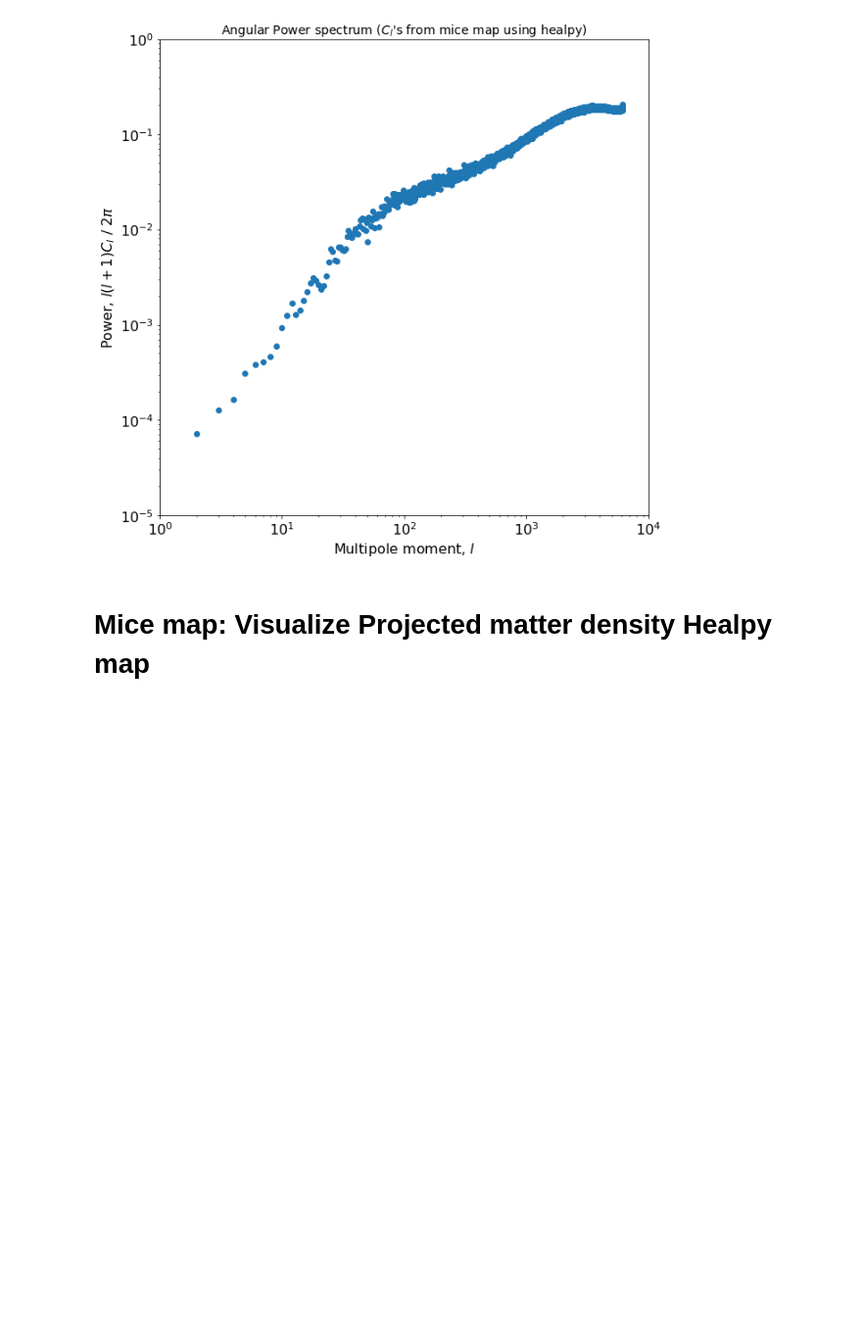
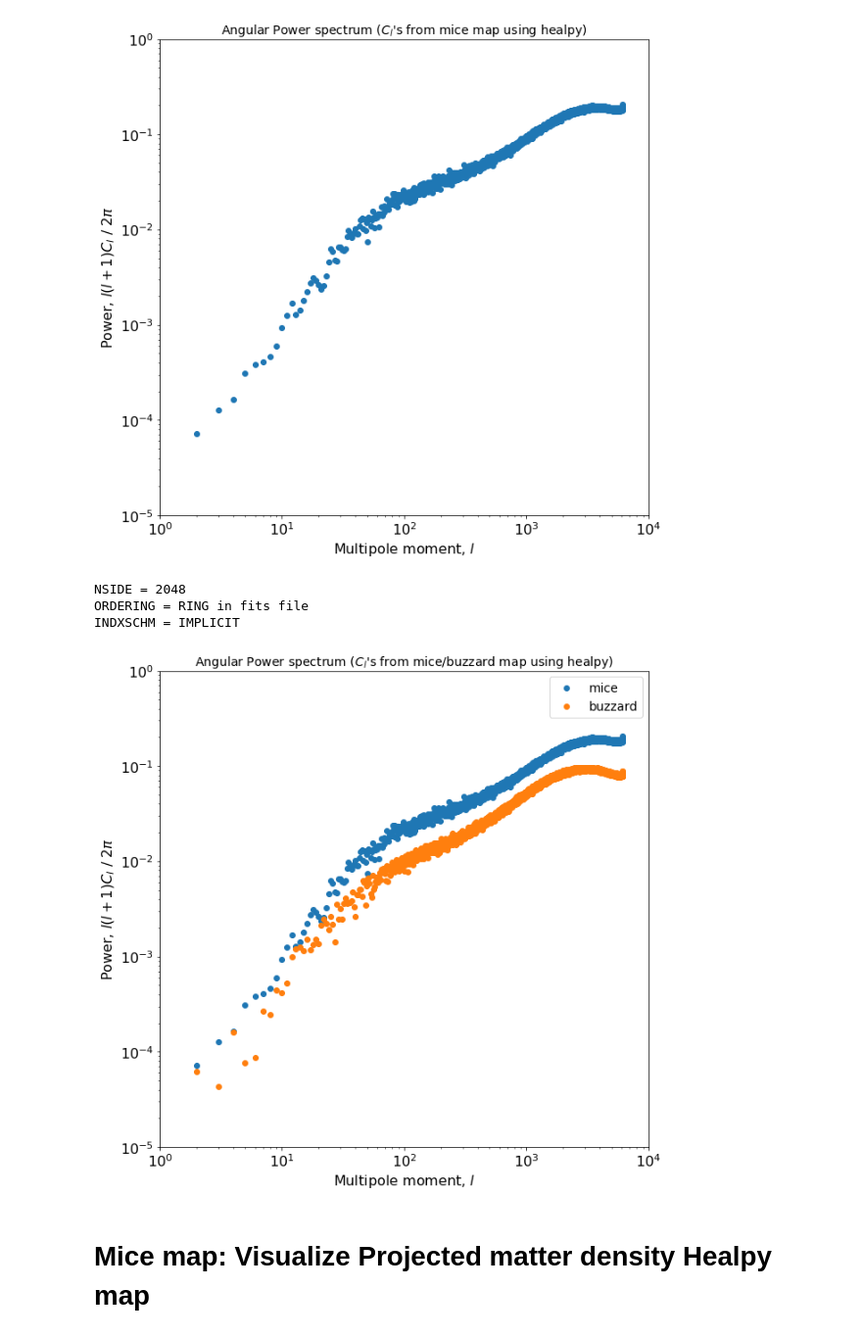
Before and after one commit to anikhalder/Integrated_Bispectrum, a Jupyter notebook: power_spectrum_mice/power_spectrum_mice_single_patch.ipynb, the cells around one changed output. Shown: that part at 98% size. Drawn from its saved outputs; the diff is of its cells as text; code cells hidden in the pictures; blank space fills up the shorter version.

Commit message:
Add/edit relevant files for getting Cl from mice/buzzard maps

```diff
--- a/power_spectrum_mice/power_spectrum_mice_single_patch.ipynb
+++ b/power_spectrum_mice/power_spectrum_mice_single_patch.ipynb
@@ -42,6 +42,33 @@ plt.title('Angular Power spectrum ($C_l$\'s from mice map using healpy)', fontsi
 plt.savefig('./mice_output/plot_output/Angular_power_spectrum_Cl_mice_map_data.pdf')
 # %% [output]
 [figure]
+# %%
+# Comparison of buzzard and mice Cl's obtained using healpy on the maps
+
+density_field_buzzard = hp.fitsfunc.read_map('../data/Buzzard_data/oliver_delta.fits')
+
+#cl_buzzard = hp.sphtfunc.anafast(density_field_buzzard)
+cl_buzzard = np.loadtxt('../data/Buzzard_data/Cell_buzzard_map.dat')
+
+plt.figure(figsize=(10,10))
+
+plt.scatter(l, l*(l+1)*cl/(2*np.pi), label='mice')
+plt.scatter(l, l*(l+1)*cl_buzzard/(2*np.pi), label='buzzard')
+plt.yscale('log')
+plt.xscale('log')
+plt.xlim(1,10000)
+plt.ylim(1e-5,1)
+plt.xlabel('Multipole moment, $l$', fontsize=16)
+plt.ylabel('Power, $l(l+1)C_l$ / $2π$', fontsize=16)
+plt.tick_params(labelsize=16)
+plt.title('Angular Power spectrum ($C_l$\'s from mice/buzzard map using healpy)', fontsize=14)
+plt.legend(loc='best', fontsize=14)
+plt.savefig('./mice_output/plot_output/Angular_power_spectrum_Cl_mice_buzzard_map_comparison.pdf')
+# %% [output]
+NSIDE = 2048
+ORDERING = RING in fits file
+INDXSCHM = IMPLICIT
+[figure, added]
 # %% [markdown]
 # Mice map: Visualize Projected matter density Healpy map
 # %%
```
Also changed, not shown: 6 other files.
